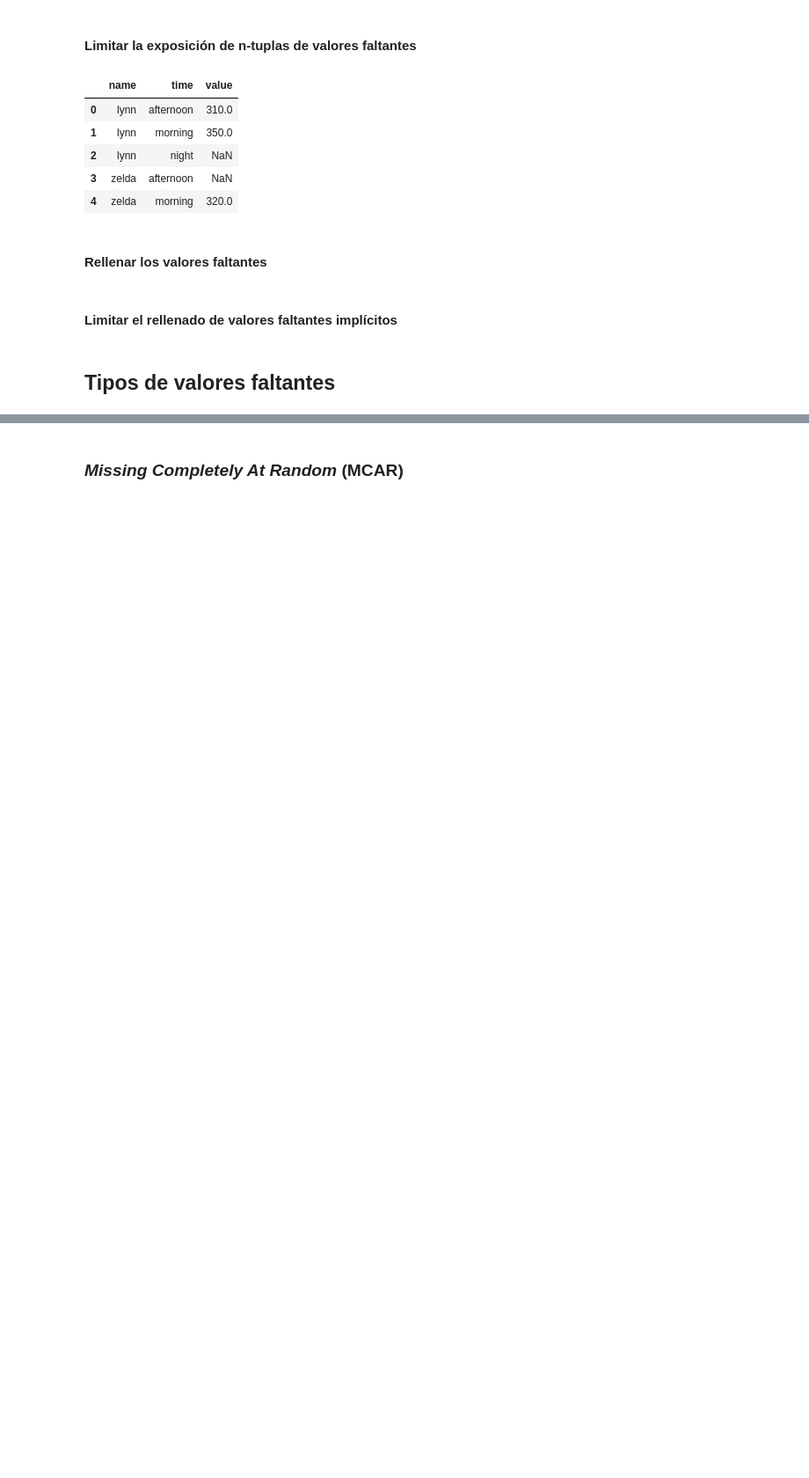
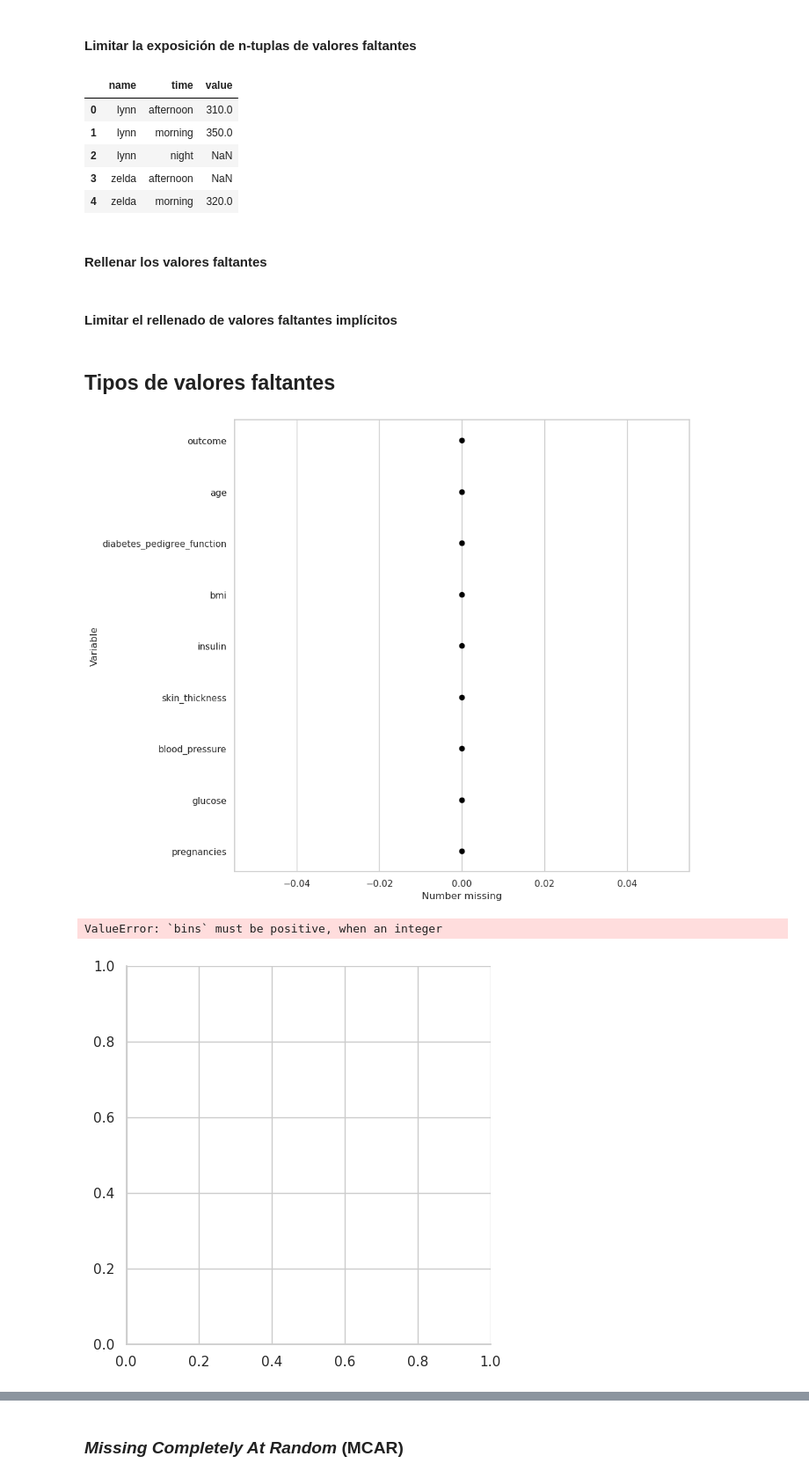
Before and after one commit to fcisnerosr/datos_faltantes, a Jupyter notebook: curso-datos-faltantes-main/jupyter/live-exploration-missing-values.ipynb, the cells around one changed output, grey strips where cells are left out. Shown at 88% size. Saved outputs shown, nothing was run; the diff lists cells and outputs as text; code cells hidden in the pictures; blank space fills up the shorter version.

```diff
--- a/curso-datos-faltantes-main/jupyter/live-exploration-missing-values.ipynb
+++ b/curso-datos-faltantes-main/jupyter/live-exploration-missing-values.ipynb
@@ -918,3 +918,9 @@ This DataFrame has implicit missing values (NaN) in the 'value' column.
 #### Limitar el rellenado de valores faltantes implícitos
 # %% [markdown]
 ## Tipos de valores faltantes
+# %%
+diabetes_df.missing.missing_variable_plot()
+# %% [output]
+[figure, added]
+ValueError: `bins` must be positive, when an integer
+[figure, added]
```
Also changed, not shown: parts of 9 cells of this notebook.
